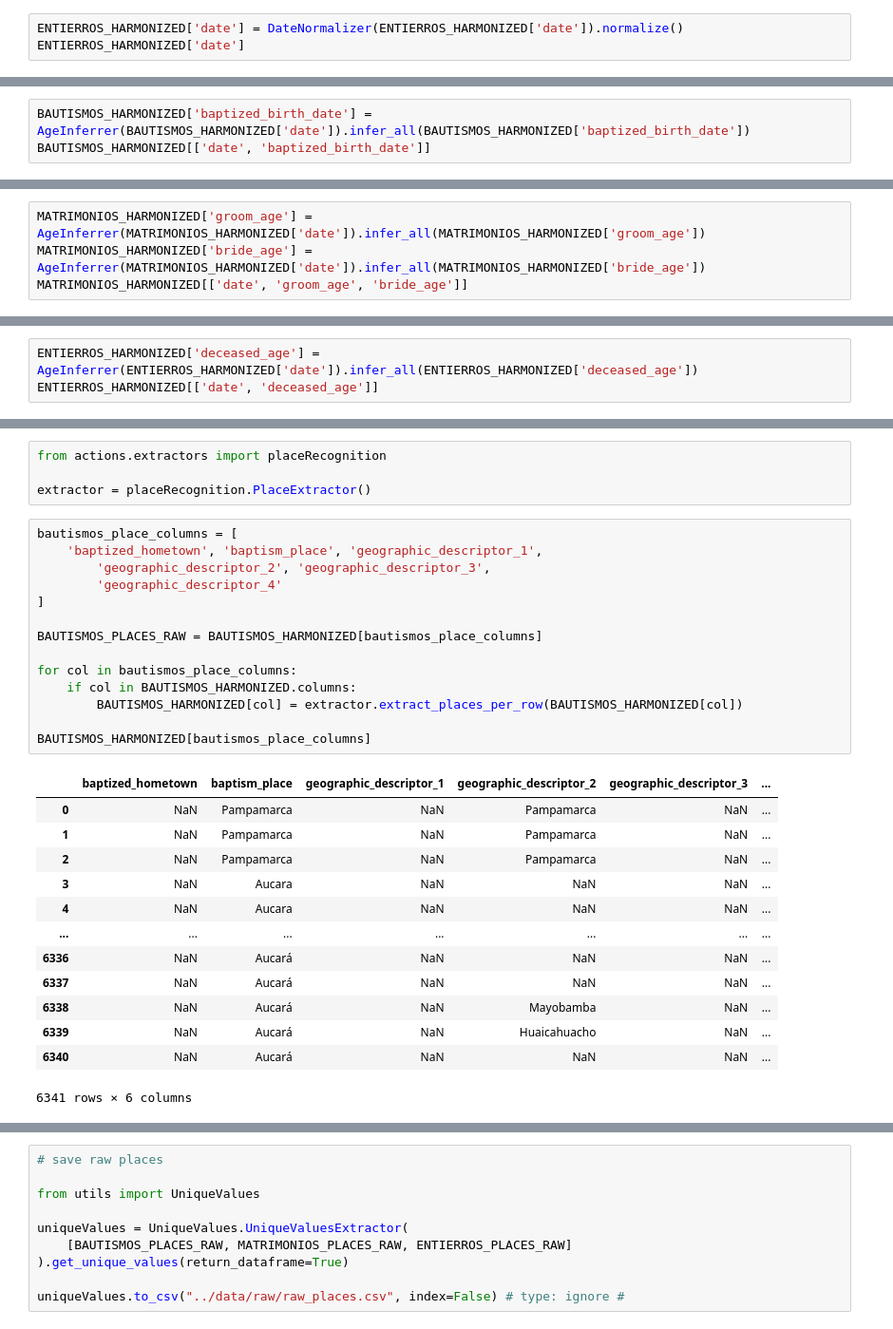
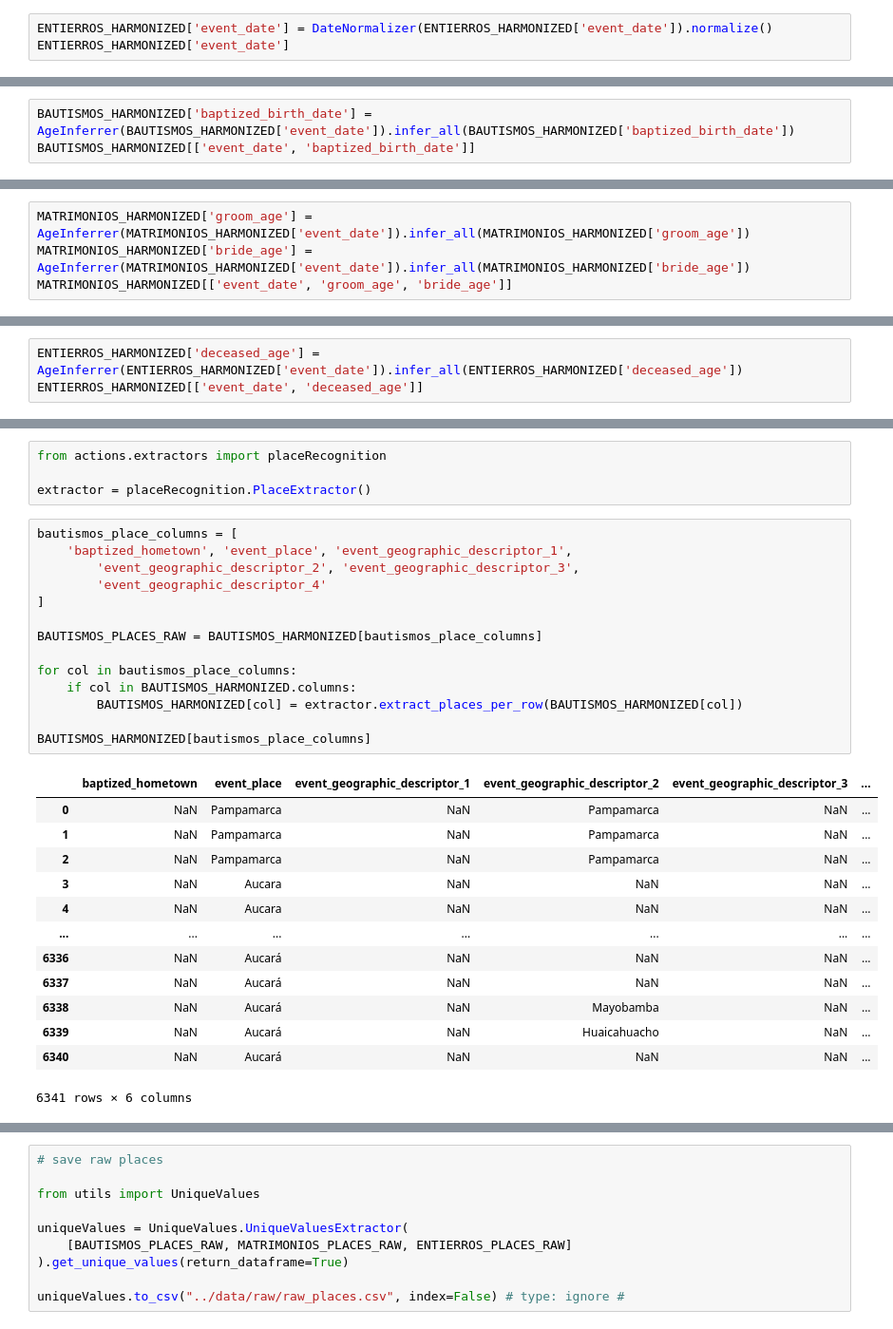
Before and after one commit to UCSB-AMPLab/sondondo, a Jupyter notebook: project_code/1_dataCleaning.ipynb, the cells around one changed output, grey strips where cells are left out. Shown at 95% size. Cells and saved outputs as stored; diff of their text form.

Commit message:
Rename columns to include the 'event_' prefix

```diff
--- a/project_code/dataCleaning.ipynb
+++ b/project_code/1_dataCleaning.ipynb
@@ -185,6 +186,6 @@ Name: date, Length: 1719, dtype: object
 # %%
-ENTIERROS_HARMONIZED['date'] = DateNormalizer(ENTIERROS_HARMONIZED['date']).normalize()
-ENTIERROS_HARMONIZED['date']
+ENTIERROS_HARMONIZED['event_date'] = DateNormalizer(ENTIERROS_HARMONIZED['event_date']).normalize()
+ENTIERROS_HARMONIZED['event_date']
 # %% [output]
 0       1846-10-06
 1       1846-10-07
@@ -205,6 +206,6 @@ Infer the age of individuals based on their birth dates and the date of the even
 # %%
 from actions.generators.AgeInferrer import AgeInferrer
 # %%
-BAUTISMOS_HARMONIZED['baptized_birth_date'] = AgeInferrer(BAUTISMOS_HARMONIZED['date']).infer_all(BAUTISMOS_HARMONIZED['baptized_birth_date'])
-BAUTISMOS_HARMONIZED[['date', 'baptized_birth_date']]
+BAUTISMOS_HARMONIZED['baptized_birth_date'] = AgeInferrer(BAUTISMOS_HARMONIZED['event_date']).infer_all(BAUTISMOS_HARMONIZED['baptized_birth_date'])
+BAUTISMOS_HARMONIZED[['event_date', 'baptized_birth_date']]
 # %% [output]
@@ -237,7 +238,7 @@ Found invalid records:
 # %% [markdown]
 > Unfortunately, these records were incorrectly recorded. To fix this, it is necessary to check with the original records.
 # %%
-MATRIMONIOS_HARMONIZED['groom_age'] = AgeInferrer(MATRIMONIOS_HARMONIZED['date']).infer_all(MATRIMONIOS_HARMONIZED['groom_age'])
-MATRIMONIOS_HARMONIZED['bride_age'] = AgeInferrer(MATRIMONIOS_HARMONIZED['date']).infer_all(MATRIMONIOS_HARMONIZED['bride_age'])
-MATRIMONIOS_HARMONIZED[['date', 'groom_age', 'bride_age']]
+MATRIMONIOS_HARMONIZED['groom_age'] = AgeInferrer(MATRIMONIOS_HARMONIZED['event_date']).infer_all(MATRIMONIOS_HARMONIZED['groom_age'])
+MATRIMONIOS_HARMONIZED['bride_age'] = AgeInferrer(MATRIMONIOS_HARMONIZED['event_date']).infer_all(MATRIMONIOS_HARMONIZED['bride_age'])
+MATRIMONIOS_HARMONIZED[['event_date', 'groom_age', 'bride_age']]
 # %% [output]
@@ -255,6 +256,6 @@ MATRIMONIOS_HARMONIZED[['date', 'groom_age', 'bride_age']]
 | 1718 | 1908-03-17 | 1880-03-23 | 1879-03-24 |
 1719 rows × 3 columns
 # %%
-ENTIERROS_HARMONIZED['deceased_age'] = AgeInferrer(ENTIERROS_HARMONIZED['date']).infer_all(ENTIERROS_HARMONIZED['deceased_age'])
-ENTIERROS_HARMONIZED[['date', 'deceased_age']]
+ENTIERROS_HARMONIZED['deceased_age'] = AgeInferrer(ENTIERROS_HARMONIZED['event_date']).infer_all(ENTIERROS_HARMONIZED['deceased_age'])
+ENTIERROS_HARMONIZED[['event_date', 'deceased_age']]
 # %% [output]
@@ -382,20 +383,20 @@ from actions.extractors import placeRecognition
 extractor = placeRecognition.PlaceExtractor()
 # %%
 bautismos_place_columns = [
-    'baptized_hometown', 'baptism_place', 'geographic_descriptor_1',
-        'geographic_descriptor_2', 'geographic_descriptor_3',
-        'geographic_descriptor_4'
+    'baptized_hometown', 'event_place', 'event_geographic_descriptor_1',
+        'event_geographic_descriptor_2', 'event_geographic_descriptor_3',
+        'event_geographic_descriptor_4'
 ]
 
 BAUTISMOS_PLACES_RAW = BAUTISMOS_HARMONIZED[bautismos_place_columns]
 
 for col in bautismos_place_columns:
     if col in BAUTISMOS_HARMONIZED.columns:
         BAUTISMOS_HARMONIZED[col] = extractor.extract_places_per_row(BAUTISMOS_HARMONIZED[col])
 
 BAUTISMOS_HARMONIZED[bautismos_place_columns]
 # %% [output]
-|  | baptized_hometown | baptism_place | geographic_descriptor_1 | geographic_descriptor_2 | geographic_descriptor_3 | ... |
+|  | baptized_hometown | event_place | event_geographic_descriptor_1 | event_geographic_descriptor_2 | event_geographic_descriptor_3 | ... |
 | 0 | NaN | Pampamarca | NaN | Pampamarca | NaN | ... |
 | 1 | NaN | Pampamarca | NaN | Pampamarca | NaN | ... |
 | 2 | NaN | Pampamarca | NaN | Pampamarca | NaN | ... |
```
Also changed, not shown: parts of 16 cells of this notebook, 18 other files.
